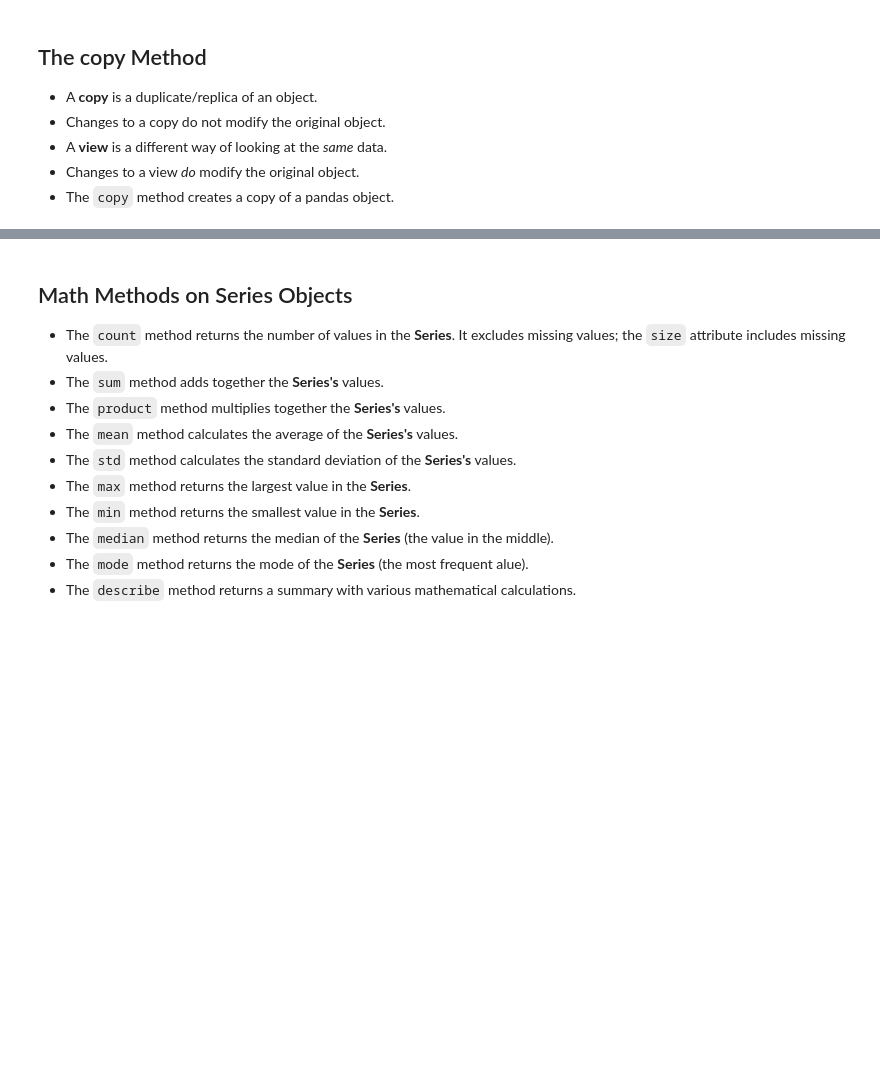
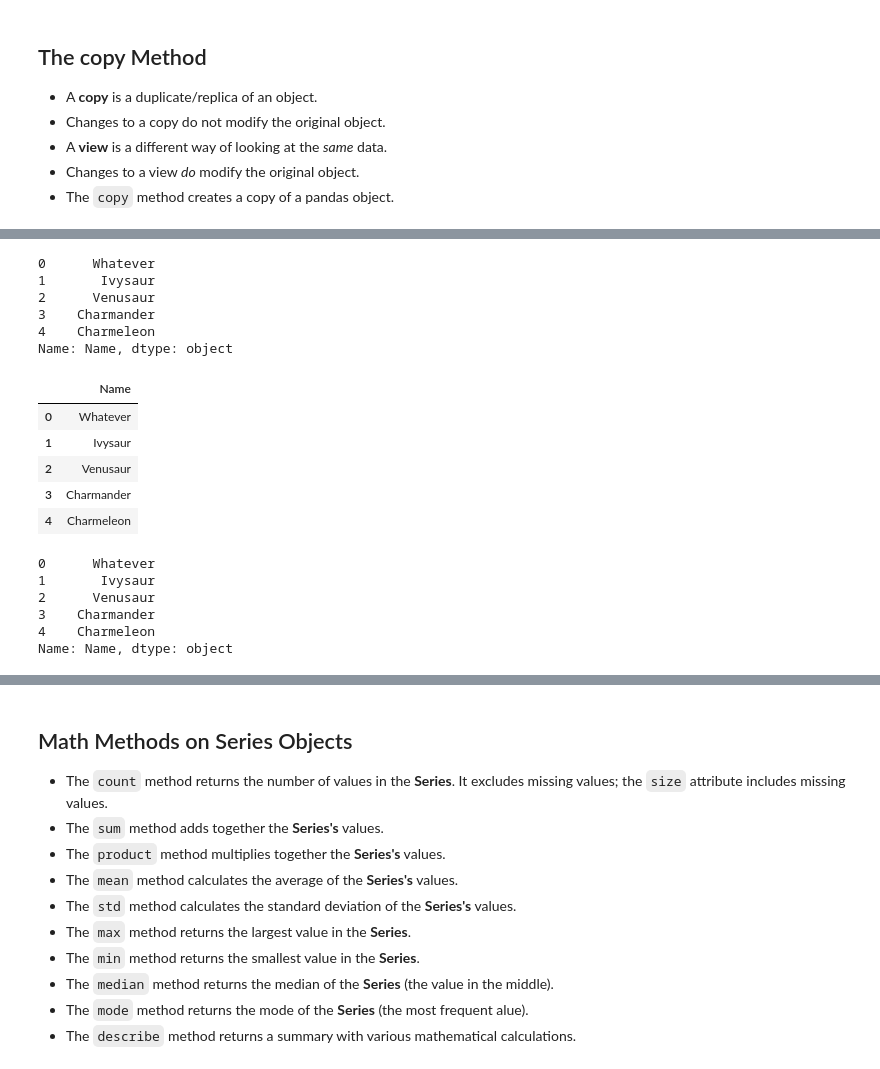
Before and after one commit to Lucas01iveira/Data-Engineering, a Jupyter notebook: Data Analysis with Pandas and Python/materials/pandas/Incomplete/03 - Series.ipynb, the cells around one changed output, grey strips where cells are left out. Saved outputs shown, nothing was run; the diff lists cells and outputs as text; code cells hidden in the pictures; blank space fills up the shorter version.

```diff
--- a/Data Analysis with Pandas and Python/materials/pandas/Incomplete/03 - Series.ipynb
+++ b/Data Analysis with Pandas and Python/materials/pandas/Incomplete/03 - Series.ipynb
@@ -579,0 +679,19 @@ pokemon.head()
+# %%
+pokemon_series.iloc[0] = 'Whatever'
+pokemon_series.head()
+# %% [output]
+0      Whatever
+1       Ivysaur
+2      Venusaur
+3    Charmander
+4    Charmeleon
+Name: Name, dtype: object
+# %%
+pokemon_df.head()
+# %% [output]
+|  | Name |
+| 0 | Whatever |
+| 1 | Ivysaur |
+| 2 | Venusaur |
+| 3 | Charmander |
+| 4 | Charmeleon |
@@ -579,0 +703,10 @@ pokemon.head()
+# %%
+pokemon_series.iloc[0] = 'Whatever'
+pokemon_series.head()
+# %% [output]
+0      Whatever
+1       Ivysaur
+2      Venusaur
+3    Charmander
+4    Charmeleon
+Name: Name, dtype: object
```
Also changed, not shown: parts of 11 cells of this notebook.
